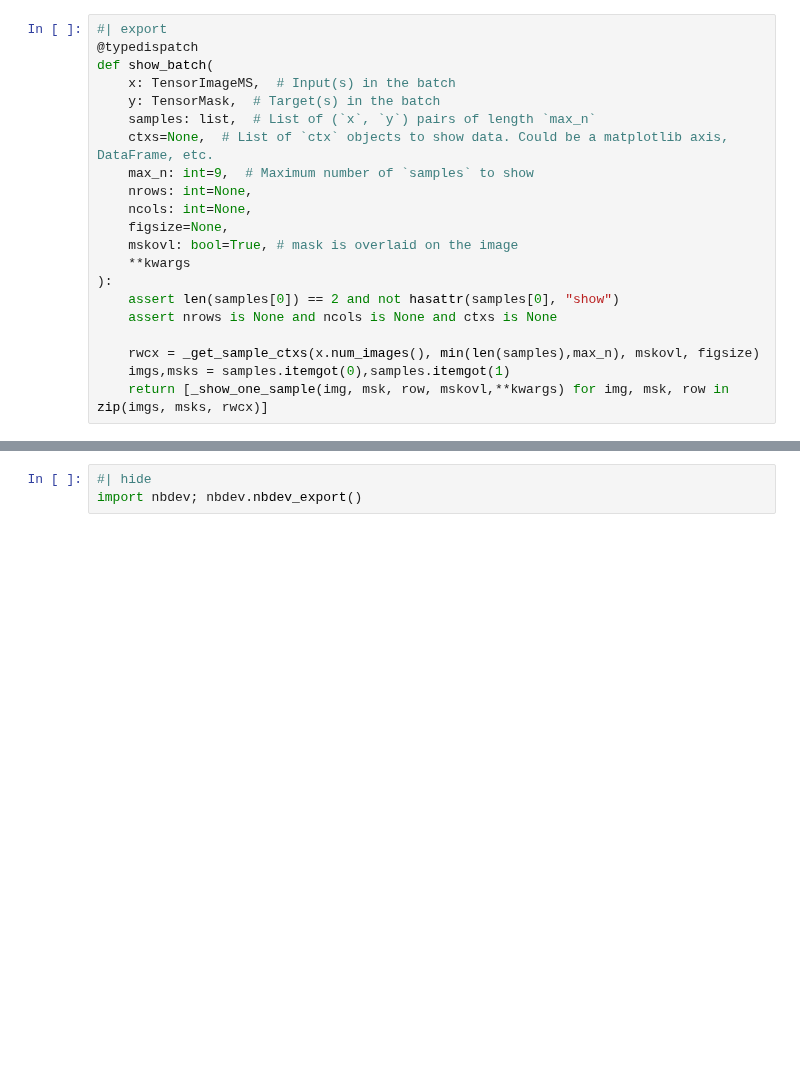
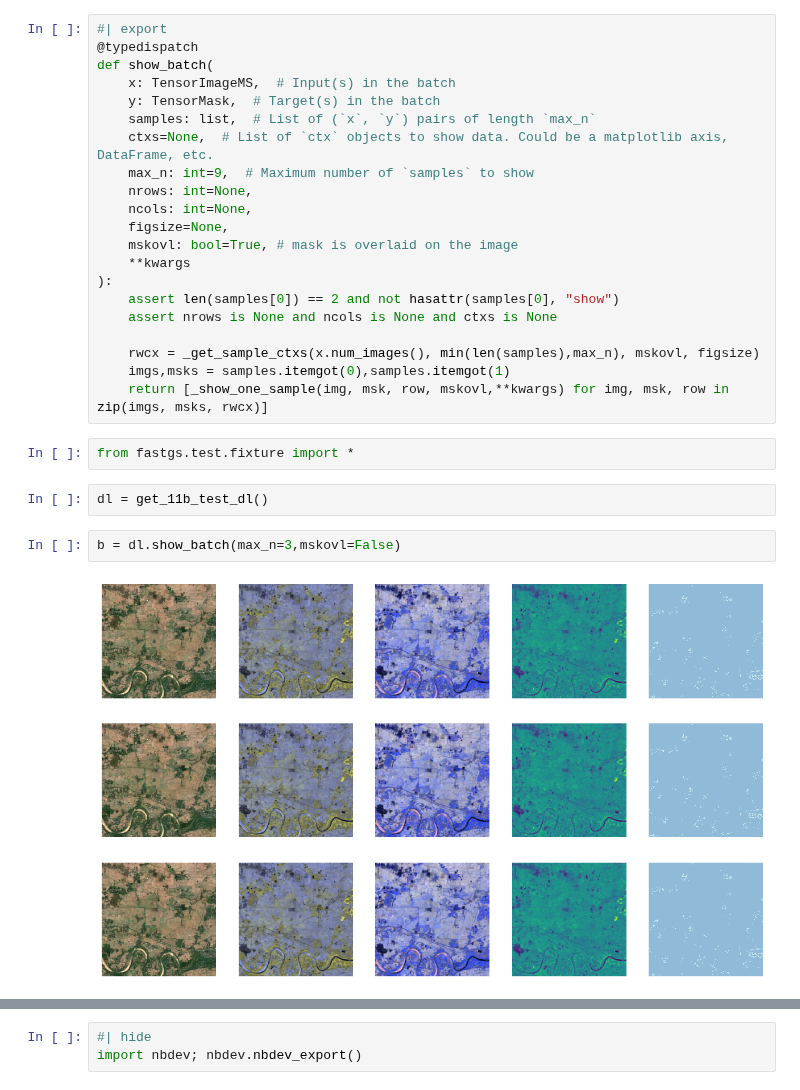
Before and after one commit to restlessronin/fastgs, a Jupyter notebook: nbs/08a_vision.data.ipynb, the cells around one changed output, grey strips where cells are left out. Saved outputs shown, nothing was run; the diff lists cells and outputs as text; blank space fills up the shorter version.

Commit message:
higher level fixtures working

```diff
--- a/nbs/08a_vision.data.ipynb
+++ b/nbs/08a_vision.data.ipynb
@@ -77,3 +77,11 @@ def show_batch(
     rwcx = _get_sample_ctxs(x.num_images(), min(len(samples),max_n), mskovl, figsize)
     imgs,msks = samples.itemgot(0),samples.itemgot(1)
     return [_show_one_sample(img, msk, row, mskovl,**kwargs) for img, msk, row in zip(imgs, msks, rwcx)]
+# %%
+from fastgs.test.fixture import *
+# %%
+dl = get_11b_test_dl()
+# %%
+b = dl.show_batch(max_n=3,mskovl=False)
+# %% [output]
+[figure, added]
```
Also changed, not shown: parts of 2 cells of this notebook, 6 other files.
